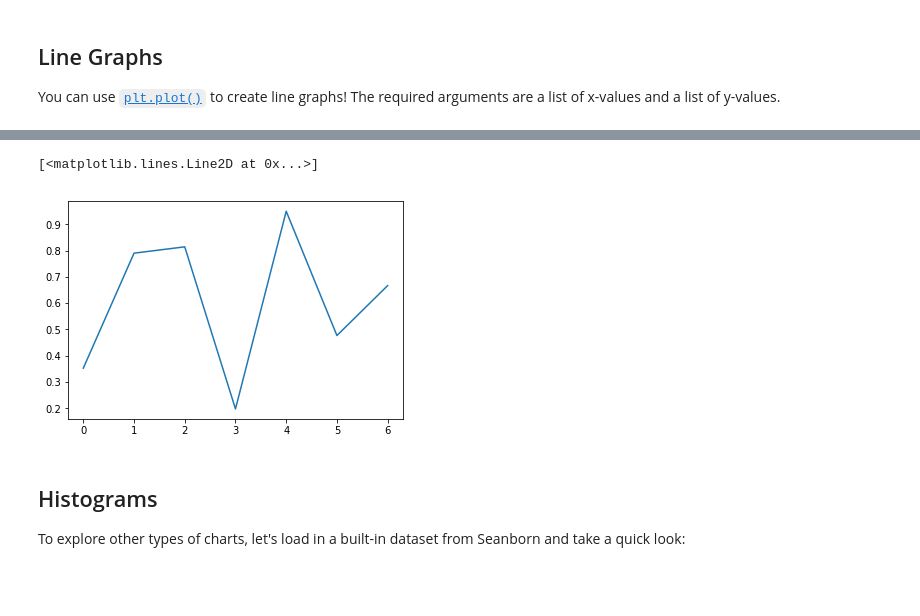
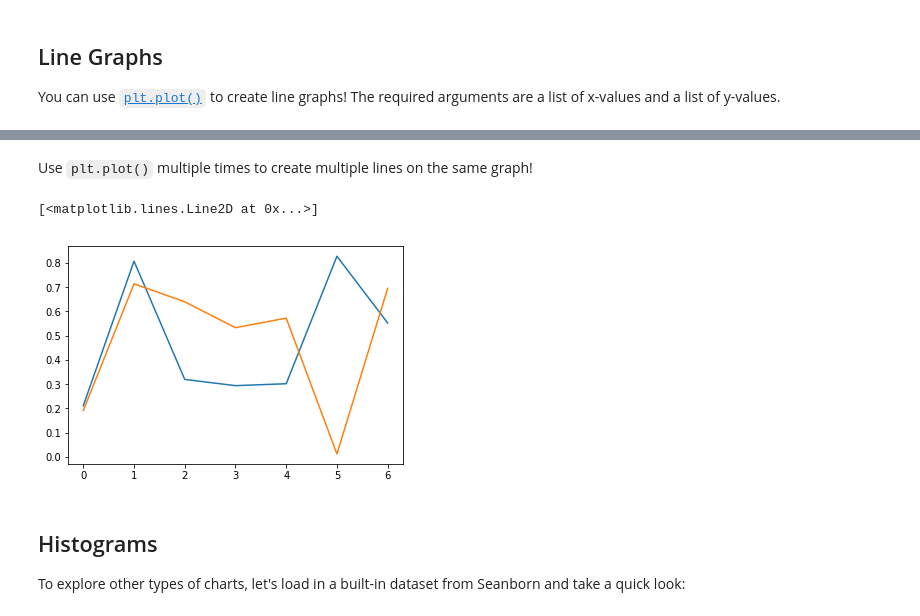
Before and after one commit to mpagador/python-libraries-visualization-workshop, a Jupyter notebook: DSS_Python_Libraries_Visualizations_Workshop_3_6_(Notebook).ipynb, the cells around one changed output, grey strips where cells are left out. Drawn from its saved outputs; the diff is of its cells as text; code cells hidden in the pictures; blank space fills up the shorter version.

```diff
--- a/DSS_Python_Libraries_Visualizations_Workshop_3_6_(Notebook).ipynb
+++ b/DSS_Python_Libraries_Visualizations_Workshop_3_6_(Notebook).ipynb
@@ -744,11 +746,15 @@ plt.show()
+# %% [markdown]
+Use `plt.plot()` multiple times to create multiple lines on the same graph!
 # %%
 %matplotlib inline
 
 plt.plot(np.arange(0, 7, 1), np.random.rand(7, 1))
+plt.plot(np.arange(0, 7, 1), np.random.rand(7, 1))
+
 # plt.show() no longer required
 # %% [output]
 [<matplotlib.lines.Line2D at 0x...>]
-[figure, old version]
+[figure, new version]
 # %% [markdown]
 ## Histograms
 To explore other types of charts, let's load in a built-in dataset from Seanborn and take a quick look:
```
Also changed, not shown: parts of 1 cell of this notebook.
